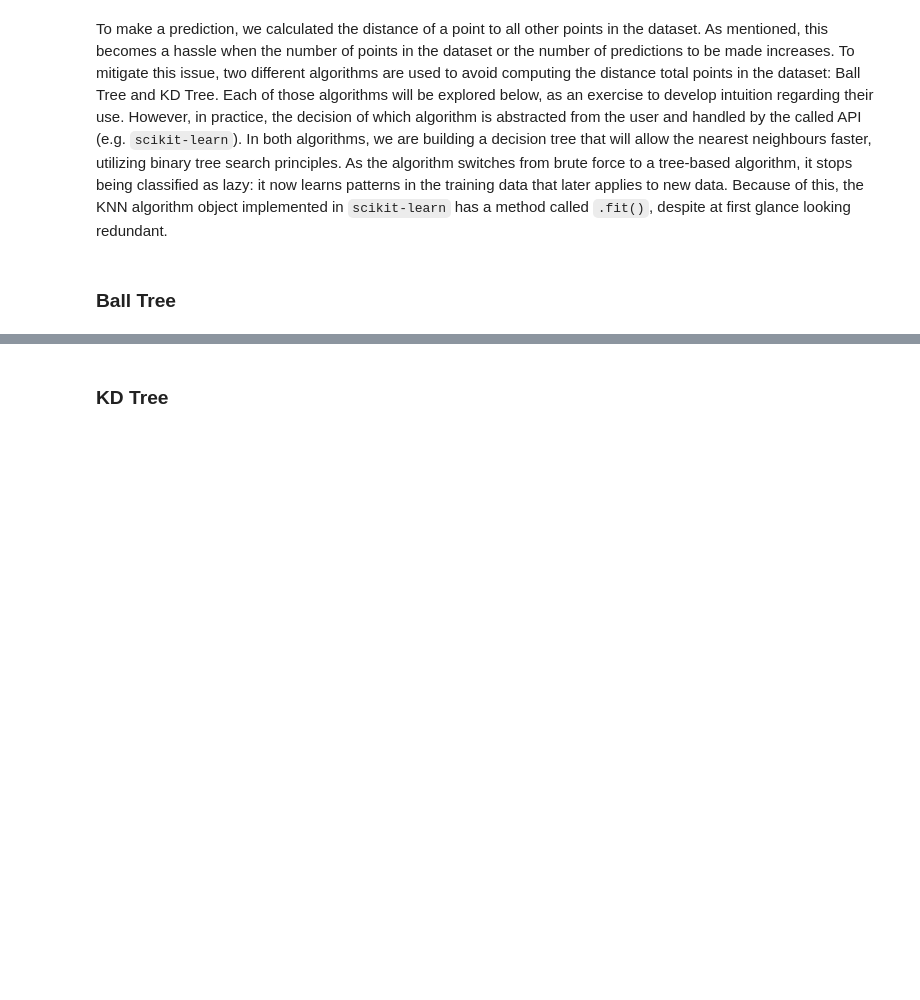
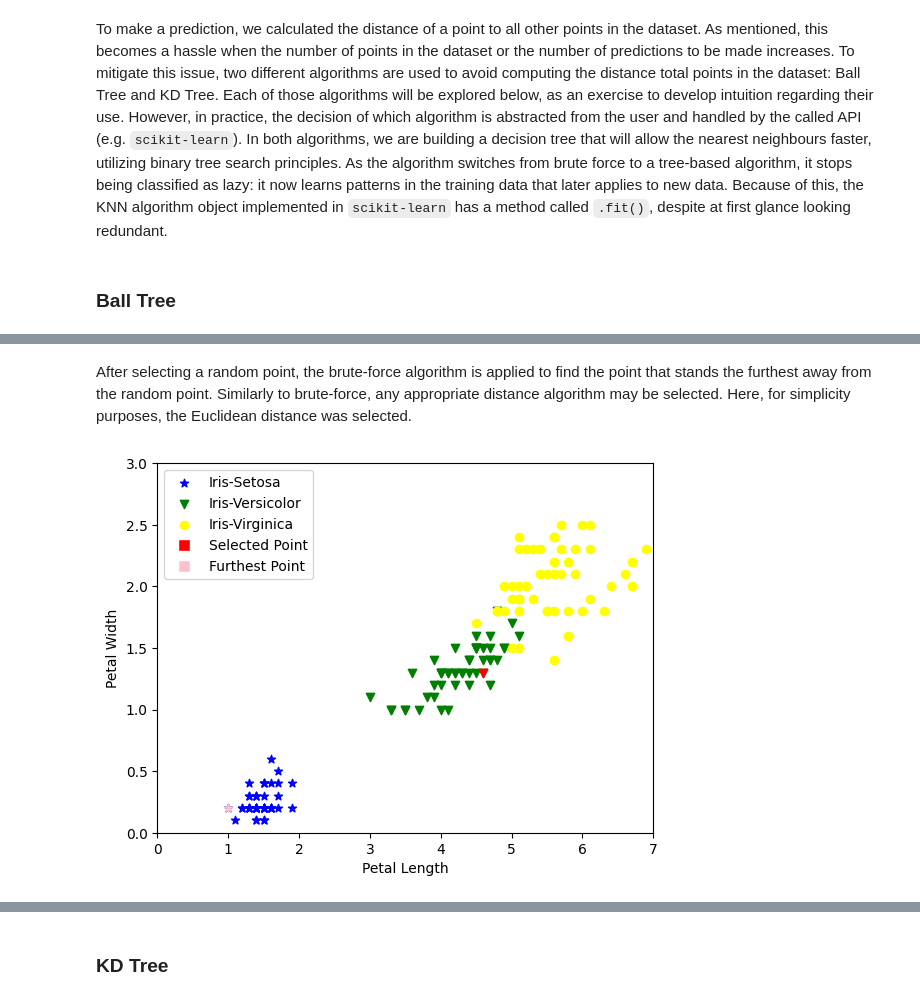
Before and after one commit to davidterroso/ML, a Jupyter notebook: classification/knn.ipynb, the cells around one changed output, grey strips where cells are left out. Saved outputs shown, nothing was run; the diff lists cells and outputs as text; code cells hidden in the pictures; blank space fills up the shorter version.

```diff
--- a/classification/knn.ipynb
+++ b/classification/knn.ipynb
@@ -434,0 +498,79 @@ X = iris['data'][:, 2:]
+# %% [markdown]
+After selecting a random point, the brute-force algorithm is applied to find the point that stands the furthest away from the random point. Similarly to brute-force, any appropriate distance algorithm may be selected. Here, for simplicity purposes, the Euclidean distance was selected.
+# %%
+def euclidean_dist(point1, point2):
+    distance = 0
+    for dim in range(len(point1)):
+        coord_diff = point1[dim] - point2[dim]
+        distance += coord_diff ** 2
+    return distance ** (1 / 2)
+
+dists = []
+for idx, train_point in enumerate(X):
+    dist = euclidean_dist(initial_random_point, train_point)
+    dists.append((dist, train_point, y[idx]))
+
+dists.sort(key=lambda tup: tup[0], reverse=True)
+furthest_point = dists[0][1]
+furthest_point_class = dists[0][2]
+
+x_min, x_max = 0, 7
+y_min, y_max = 0, 3
+
+
+label_to_marker = {
+    0: "*",
+    1: "v",
+    2: "o",
+}
+
+
+X_setosa = X[y==0]
+X_versicolor = X[y==1]
+X_virginica = X[y==2]
+
+cmap = ListedColormap(["#a5d8ff", "#a5ffa6", "#feffa5"])
+
+plt.axis((0.,7., 0.,3.))
+plt.scatter(X_setosa[:,0], X_setosa[:,1], marker="*", c="blue", label="Iris-Setosa")
+plt.scatter(X_versicolor[:,0], X_versicolor[:,1], marker="v", c="green", label="Iris-Versicolor")
+plt.scatter(X_virginica[:,0], X_virginica[:,1], marker="o", c="yellow", label="Iris-Virginica")
+plt.scatter(furthest_point[0],
+            furthest_point[1],
+            marker=label_to_marker[furthest_point_class],
+            c="pink")
+plt.scatter(initial_random_point[0],
+            initial_random_point[1],
+            marker=label_to_marker[initial_random_point_class],
+            c="red")
+plt.xlabel("Petal Length")
+plt.ylabel("Petal Width")
+
+random_point_legend = Line2D(
+    [0], [0],
+    marker='s',
+    color='w',
+    markerfacecolor='red',
+    markersize=8,
+    label='Random Point'
+)
+
+furthest_point_legend = Line2D(
+    [0], [0],
+    marker='s',
+    color='w',
+    markerfacecolor='pink',
+    markersize=8,
+    label='Furthest Point'
+)
+handles, labels = plt.gca().get_legend_handles_labels()
+handles.append(random_point_legend)
+handles.append(furthest_point_legend)
+labels.append("Selected Point")
+labels.append("Furthest Point")
+
+plt.legend(handles, labels, loc=2)
+
+plt.show()
+# %% [output]
+[figure, added]
```
Also changed, not shown: parts of 8 cells of this notebook.
